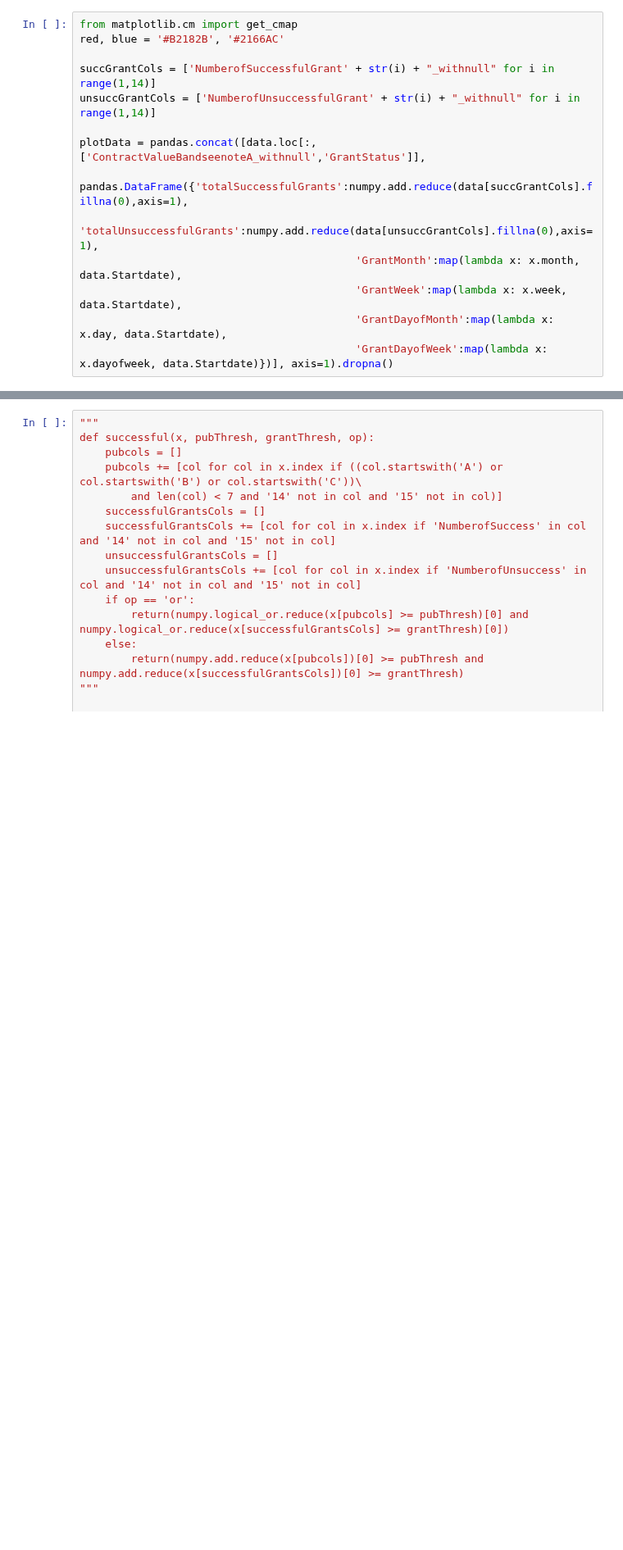
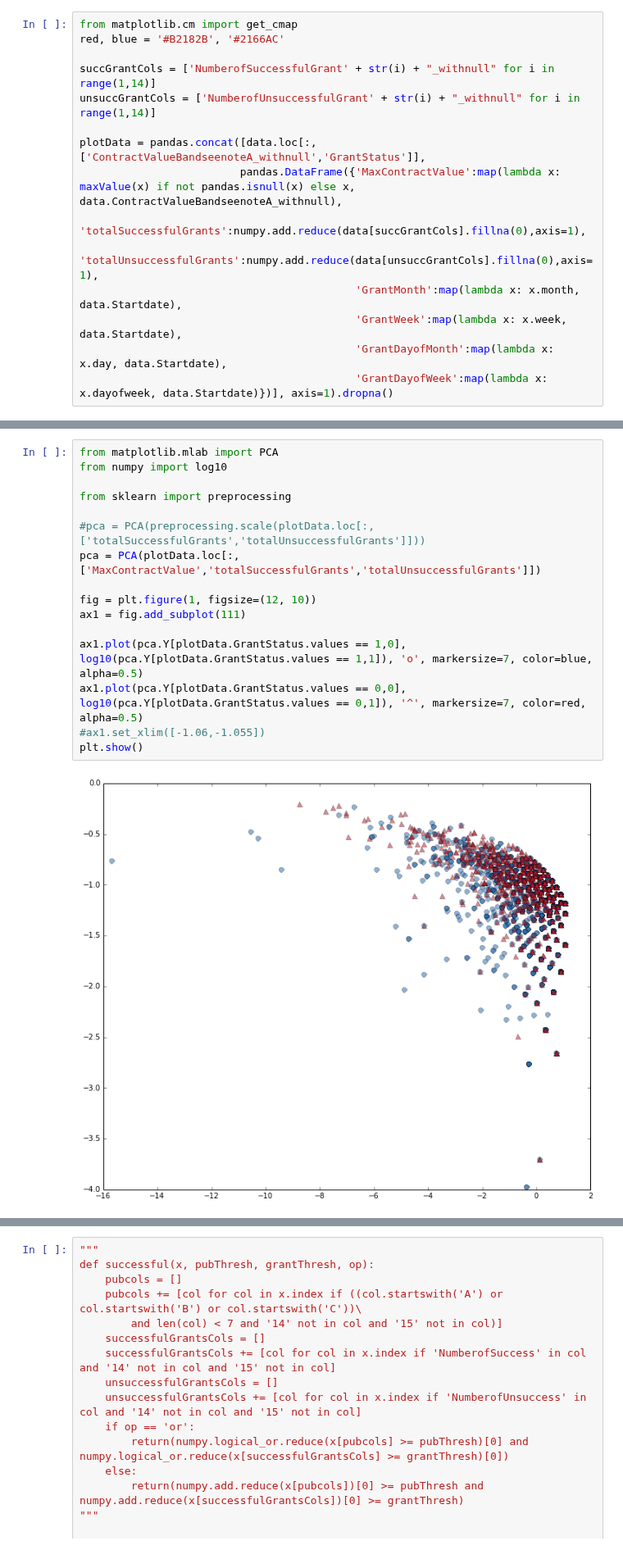
Before and after one commit to realmichaelzyy/cs249project, a Jupyter notebook: kaggle/workspace/classifier/KaggleDataset.ipynb, the cells around one changed output, grey strips where cells are left out. Shown at 82% size. Saved outputs shown, nothing was run; the diff lists cells and outputs as text; blank space fills up the shorter version.

```diff
--- a/kaggle/workspace/classifier/KaggleDataset.ipynb
+++ b/kaggle/workspace/classifier/KaggleDataset.ipynb
@@ -907,7 +907,8 @@ succGrantCols = ['NumberofSuccessfulGrant' + str(i) + "_withnull" for i in range
 unsuccGrantCols = ['NumberofUnsuccessfulGrant' + str(i) + "_withnull" for i in range(1,14)]
 
 plotData = pandas.concat([data.loc[:,['ContractValueBandseenoteA_withnull','GrantStatus']],
-                         pandas.DataFrame({'totalSuccessfulGrants':numpy.add.reduce(data[succGrantCols].fillna(0),axis=1),
+                         pandas.DataFrame({'MaxContractValue':map(lambda x: maxValue(x) if not pandas.isnull(x) else x, data.ContractValueBandseenoteA_withnull),
+                                           'totalSuccessfulGrants':numpy.add.reduce(data[succGrantCols].fillna(0),axis=1),
                                            'totalUnsuccessfulGrants':numpy.add.reduce(data[unsuccGrantCols].fillna(0),axis=1),
                                            'GrantMonth':map(lambda x: x.month, data.Startdate),
                                            'GrantWeek':map(lambda x: x.week, data.Startdate),
@@ -1066,3 +1067,21 @@ ax1.set_xlim([0.5,12.5])
 plt.show()
 # %% [output]
 [figure]
+# %%
+from matplotlib.mlab import PCA
+from numpy import log10
+
+from sklearn import preprocessing
+
+#pca = PCA(preprocessing.scale(plotData.loc[:,['totalSuccessfulGrants','totalUnsuccessfulGrants']]))
+pca = PCA(plotData.loc[:,['MaxContractValue','totalSuccessfulGrants','totalUnsuccessfulGrants']])
+
+fig = plt.figure(1, figsize=(12, 10))
+ax1 = fig.add_subplot(111)
+
+ax1.plot(pca.Y[plotData.GrantStatus.values == 1,0], log10(pca.Y[plotData.GrantStatus.values == 1,1]), 'o', markersize=7, color=blue, alpha=0.5)
+ax1.plot(pca.Y[plotData.GrantStatus.values == 0,0], log10(pca.Y[plotData.GrantStatus.values == 0,1]), '^', markersize=7, color=red, alpha=0.5)
+#ax1.set_xlim([-1.06,-1.055])
+plt.show()
+# %% [output]
+[figure, added]
```
Also changed, not shown: parts of 2 cells of this notebook.
